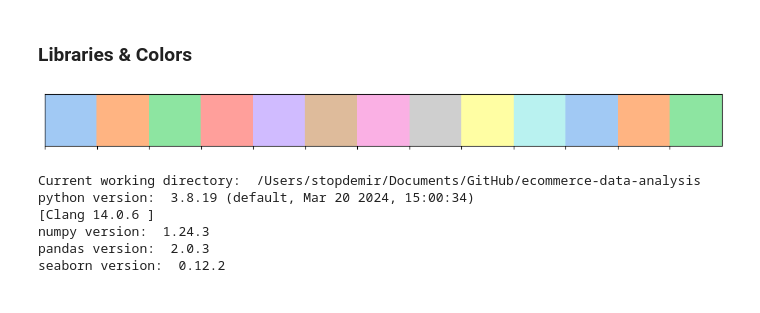
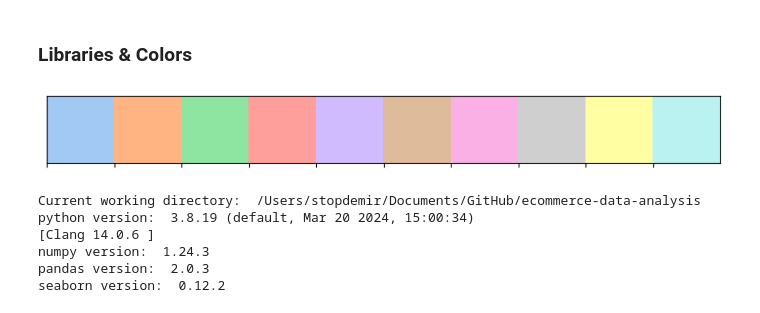
Before and after one commit to stopdemir/ecommerce-data-analysis, a Jupyter notebook: data_analysis.ipynb, the cells around one changed output. Saved outputs shown, nothing was run; the diff lists cells and outputs as text; code cells hidden in the pictures.

```diff
--- a/data_analysis.ipynb
+++ b/data_analysis.ipynb
@@ -23,7 +23,7 @@ import chart_studio
 from plotly_credentials import *
 chart_studio.tools.set_credentials_file(username=plotly_username, api_key=plotly_api_key)
 # %%
-sns.palplot(sns.color_palette('pastel', 13))
+sns.palplot(sns.color_palette('pastel', 10))
 # %% [output]
-[figure, old version]
+[figure, new version]
 # %%
```
Also changed, not shown: parts of 1 cell of this notebook.
